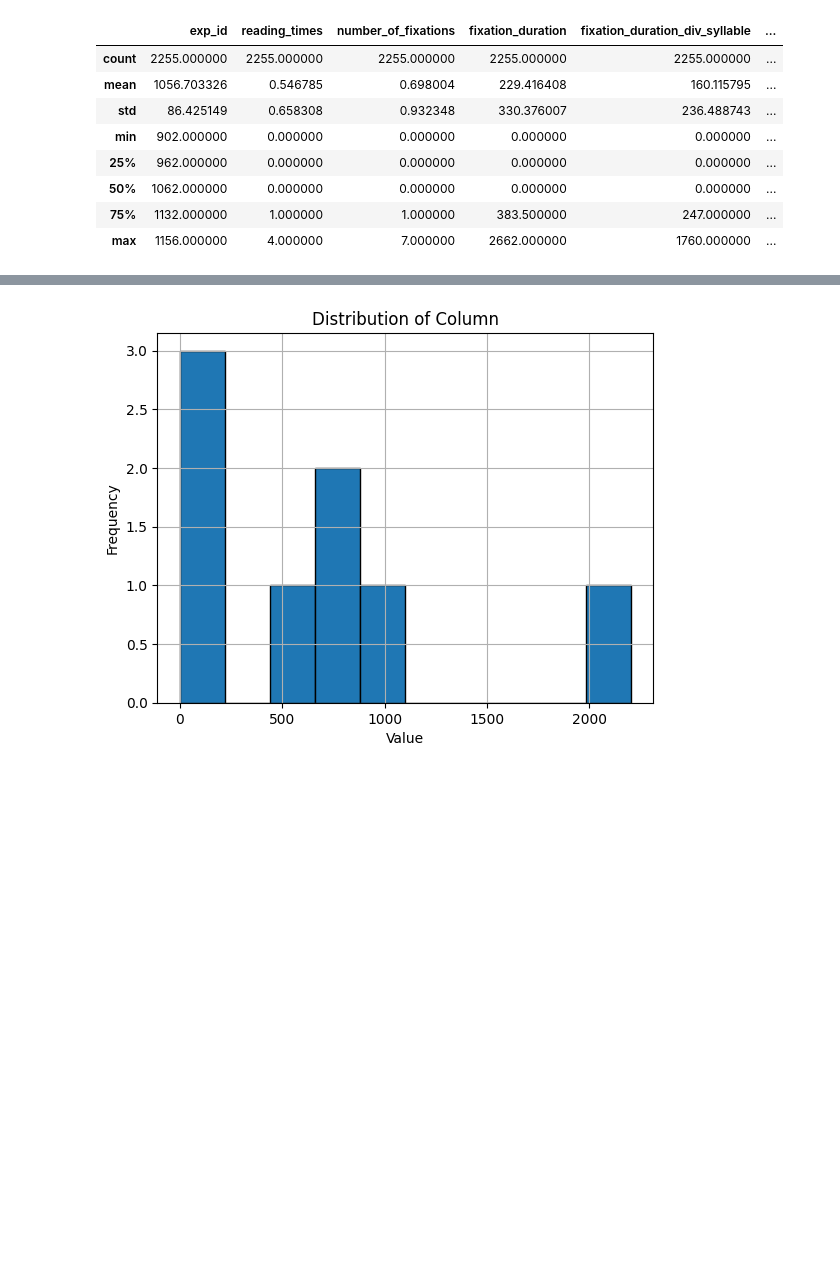
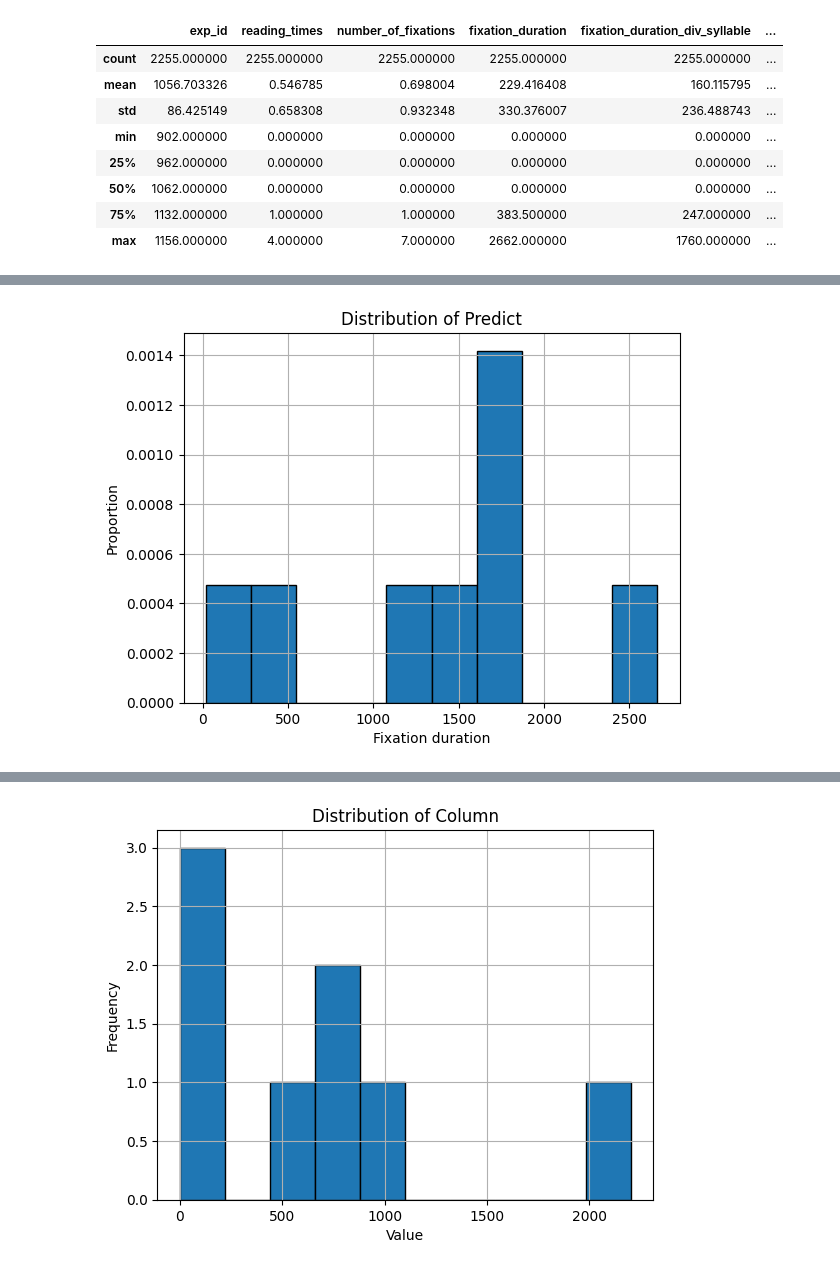
Before and after one commit to WhiteBlacken/eye_algorithm, a Jupyter notebook: data/data_analysis.ipynb, the cells around one changed output, grey strips where cells are left out. Cells and saved outputs as stored; diff of their text form; code cells hidden in the pictures; blank space fills up the shorter version.

```diff
--- a/data/data_analysis.ipynb
+++ b/data/data_analysis.ipynb
@@ -273,0 +285,3 @@ skip_predict = skip_data[skip_data['predicted_label']==0].describe()
+# %%
+skip_predict = skip_data[skip_data['true_label']==0]
+skip_predict.describe()
@@ -274,3 +298,19 @@ skip_predict = skip_data[skip_data['predicted_label']==0].describe()
+# %%
+import pandas as pd
+import matplotlib.pyplot as plt
+
+# Assuming skip_predict is your DataFrame and 'fixation_duration' is the column you want to plot
+data = skip_predict['fixation_duration']
+
+# Plotting the histogram
+plt.hist(data, bins=10, edgecolor='black', density=True)  # density=True makes the y-axis show proportions
+plt.xlabel('Fixation duration')
+plt.ylabel('Proportion')
+plt.title('Distribution of Predict')
+plt.grid(True)
+plt.show()
+# %% [output]
+[figure, added]
 # %%
 import pandas as pd
 import matplotlib.pyplot as plt
```
Also changed, not shown: parts of 3 cells of this notebook.
